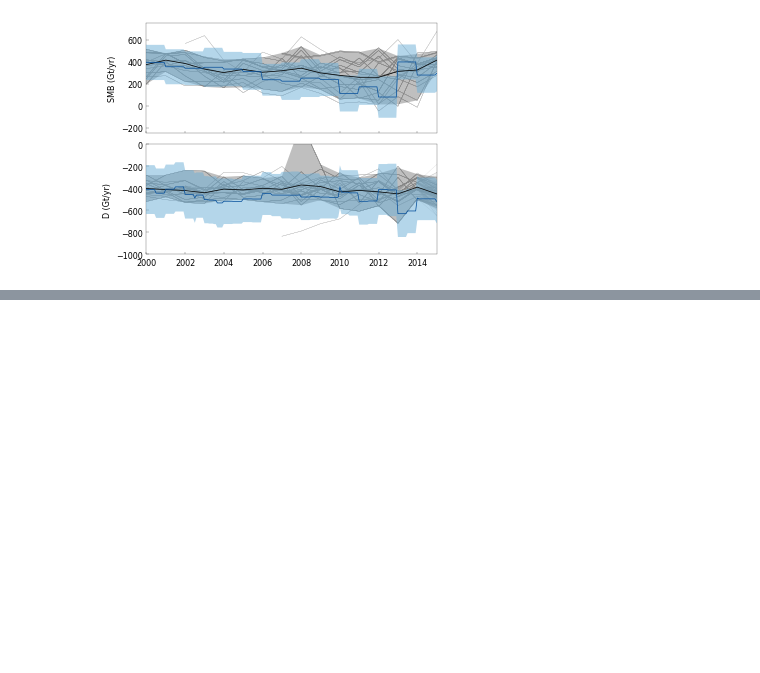
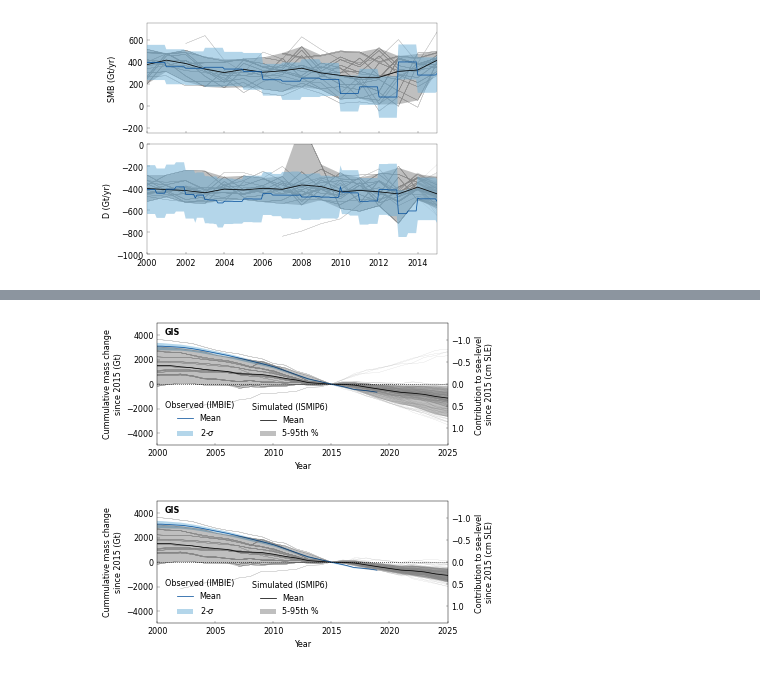
Before and after one commit to aaschwanden/ismip6-ipcc, a Jupyter notebook: analyze_slr_predictions.ipynb, the cells around one changed output, grey strips where cells are left out. Cells and saved outputs as stored; diff of their text form; code cells hidden in the pictures; blank space fills up the shorter version.

Commit message:
updated figures

```diff
--- a/analyze_slr_predictions.ipynb
+++ b/analyze_slr_predictions.ipynb
@@ -495,0 +496,8 @@ plot_ice_sheet(filename, ismip6, ice_sheet=ice_sheet, x_lim=[2000, 2015], y_lim=
+# %%
+filename = f"{ice_sheet}_hist_with_obs.pdf"
+plot_ice_sheet(filename, ismip6, imbie, ice_sheet=ice_sheet, x_lim=[2000, 2025], y_lim=[-5000, 5000], p_var="Cumulative ice sheet mass change")
+filename = f"{ice_sheet}_hist_with_obs_ctrl_removed.pdf"
+plot_ice_sheet(filename, ismip6_ctrl_removed, imbie, ice_sheet=ice_sheet, x_lim=[2000, 2025], y_lim=[-5000, 5000], p_var="Cumulative ice sheet mass change")
+# %% [output]
+[figure, added]
+[figure, added]
```
Also changed, not shown: parts of 9 cells of this notebook.
